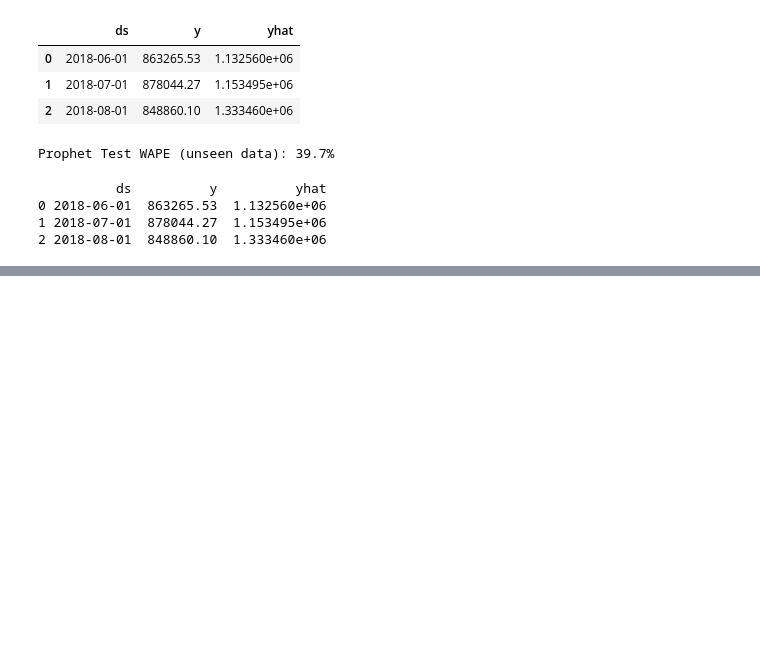
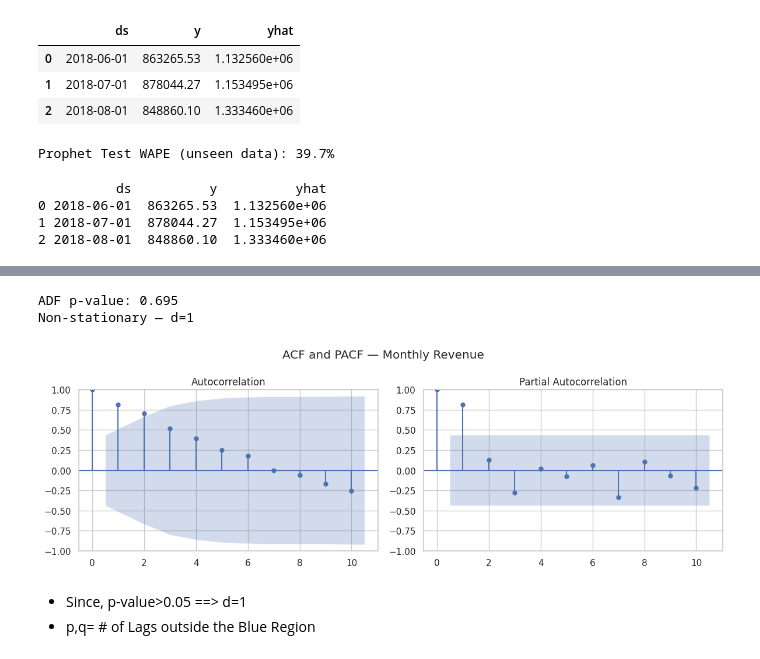
Before and after one commit to SaiShashankG/Olist_Brazilian, a Jupyter notebook: visualization.ipynb, the cells around one changed output, grey strips where cells are left out. Drawn from its saved outputs; the diff is of its cells as text; code cells hidden in the pictures; blank space fills up the shorter version.

```diff
--- a/visualization.ipynb
+++ b/visualization.ipynb
@@ -665,0 +801,24 @@ print(test_eval[['ds', 'y', 'yhat']])
+# %%
+# Stationarity test
+from statsmodels.tsa.stattools import adfuller
+result = adfuller(train['y'])
+print(f"ADF p-value: {result[1]:.3f}")
+if result[1] < 0.05:
+    print("Stationary — d=0")
+else:
+    print("Non-stationary — d=1")
+
+# ACF and PACF
+fig, axes = plt.subplots(1, 2, figsize=(12, 4))
+plot_acf(train['y'], lags=10, ax=axes[0])
+plot_pacf(train['y'], lags=10, ax=axes[1])
+plt.suptitle('ACF and PACF — Monthly Revenue')
+plt.tight_layout()
+plt.show()
+# %% [output]
+ADF p-value: 0.695
+Non-stationary — d=1
+[figure, added]
+# %% [markdown]
+- Since, p-value>0.05 ==> d=1
+- p,q= # of Lags outside the Blue Region
```
Also changed, not shown: parts of 45 cells of this notebook, 1 other file.
